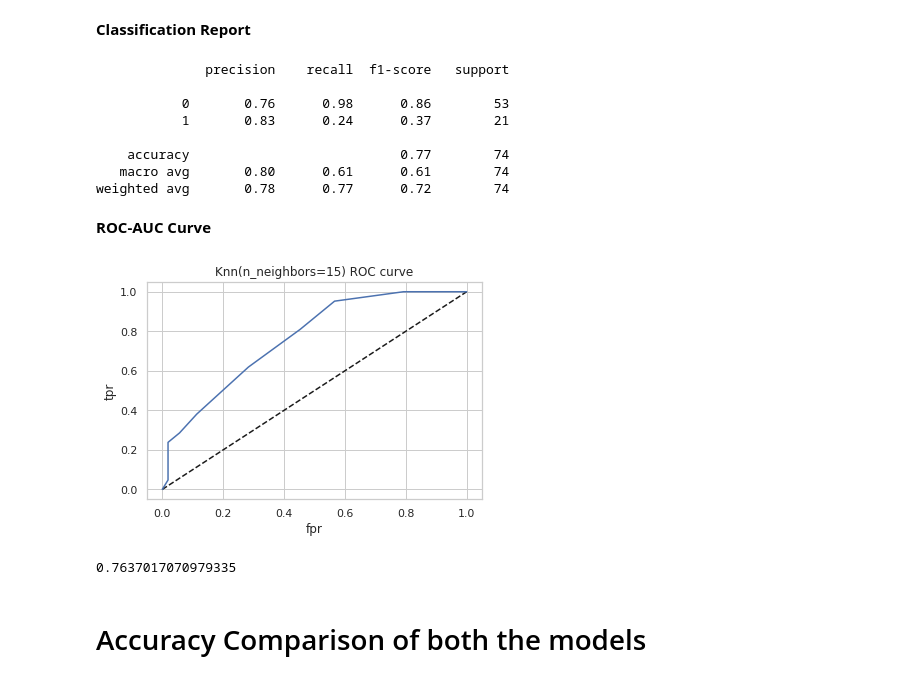
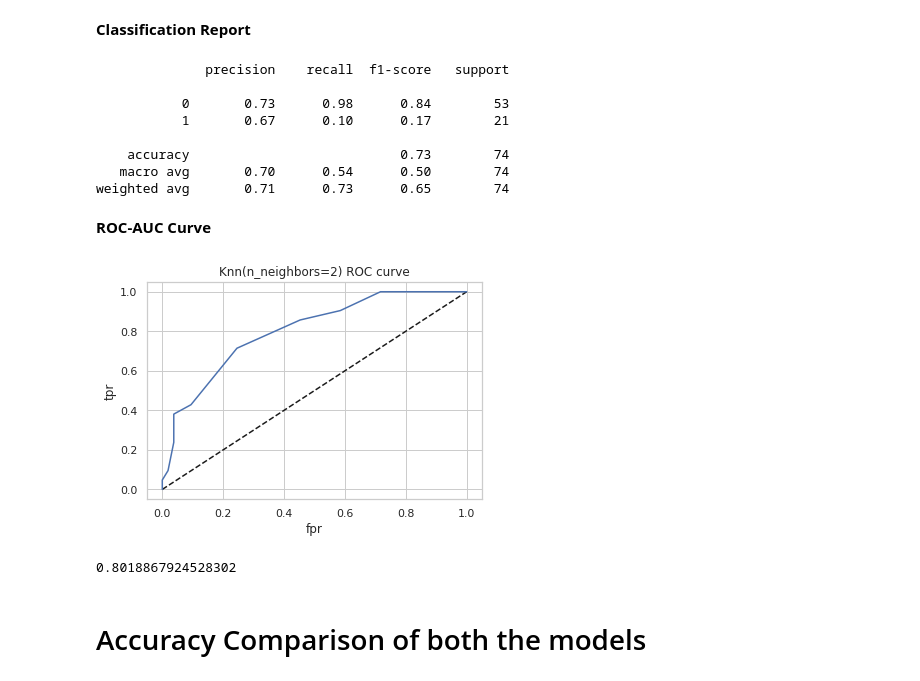
Before and after one commit to anukul27/ML-Algorithms, a Jupyter notebook: heart-failure-prediction-project.ipynb, the cells around one changed output. Drawn from its saved outputs; the diff is of its cells as text; code cells hidden in the pictures.

```diff
--- a/heart-failure-prediction-project.ipynb
+++ b/heart-failure-prediction-project.ipynb
@@ -614,24 +614,18 @@ roc_auc_score(test_y,y_pred_proba)
 from sklearn.neighbors import KNeighborsClassifier
 #In KNN Classification, since it is a parametric learning model, we have to choose the value of parameter k
 
-#Building the model for k=1 upto k=20 and choosing the model with best training accuracy
+#Building the model for k=2 upto k=20 and choosing the model with best training accuracy
 
-test_scores = []
 train_scores = []
 
-for i in range(1,20):
+for i in range(2,20):
 
     knn = KNeighborsClassifier(i)
     knn.fit(train_x,train_y)
 
     train_scores.append(knn.score(train_x,train_y))
-    test_scores.append(knn.score(test_x,test_y))
 
 max_train_score = max(train_scores)
 train_scores_ind = [i for i, v in enumerate(train_scores) if v == max_train_score]
 print('Max train score {} % and k = {}'.format(max_train_score*100,list(map(lambda x: x+1, train_scores_ind))))
-
-max_test_score = max(test_scores)
-test_scores_ind = [i for i, v in enumerate(test_scores) if v == max_test_score]
-print('Max test score {} % and k = {}'.format(max_test_score*100,list(map(lambda x: x+1, test_scores_ind))))
 # %% [output]
@@ -650,8 +632,0 @@ The best result is captured at k = 15 hence 15 is used for the final model
-# %%
-#Building KNN classifier with k=15 neighbors
-knn = KNeighborsClassifier(15)
-
-knn.fit(train_x,train_y)
-score_test_knn = knn.score(test_x,test_y)*100
-
-print('Testing Accuracy for the KNN Model is',knn.score(test_x,test_y)*100,'%')
@@ -679,36 +659,36 @@ plt.show()
 # %%
 #import classification_report
 from sklearn.metrics import classification_report
-print(classification_report(test_y,y_pred))
+print(classification_report(test_y,y_pred_knn))
 # %% [output]
               precision    recall  f1-score   support
 
-           0       0.76      0.98      0.86        53
-           1       0.83      0.24      0.37        21
+           0       0.73      0.98      0.84        53
+           1       0.67      0.10      0.17        21
 
-    accuracy                           0.77        74
-   macro avg       0.80      0.61      0.61        74
-weighted avg       0.78      0.77      0.72        74
+    accuracy                           0.73        74
+   macro avg       0.70      0.54      0.50        74
+weighted avg       0.71      0.73      0.65        74
 # %% [markdown]
 **ROC-AUC Curve**
 # %%
 from sklearn.metrics import roc_curve
 y_pred_proba = knn.predict_proba(test_x)[:,1]
 fpr, tpr, thresholds = roc_curve(test_y, y_pred_proba)
 plt.plot([0,1],[0,1],'k--')
 plt.plot(fpr,tpr, label='Knn')
 plt.xlabel('fpr')
 plt.ylabel('tpr')
-plt.title('Knn(n_neighbors=15) ROC curve')
+plt.title('Knn(n_neighbors=2) ROC curve')
 plt.show()
 # %% [output]
-[figure, old version]
+[figure, new version]
 # %%
 #Area under ROC curve
 from sklearn.metrics import roc_auc_score
 roc_auc_score(test_y,y_pred_proba)
 # %% [output]
-0.7637017070979335
+0.8018867924528302
 # %% [markdown]
 # Accuracy Comparison of both the models
 # %%
```
Also changed, not shown: parts of 9 cells of this notebook.
